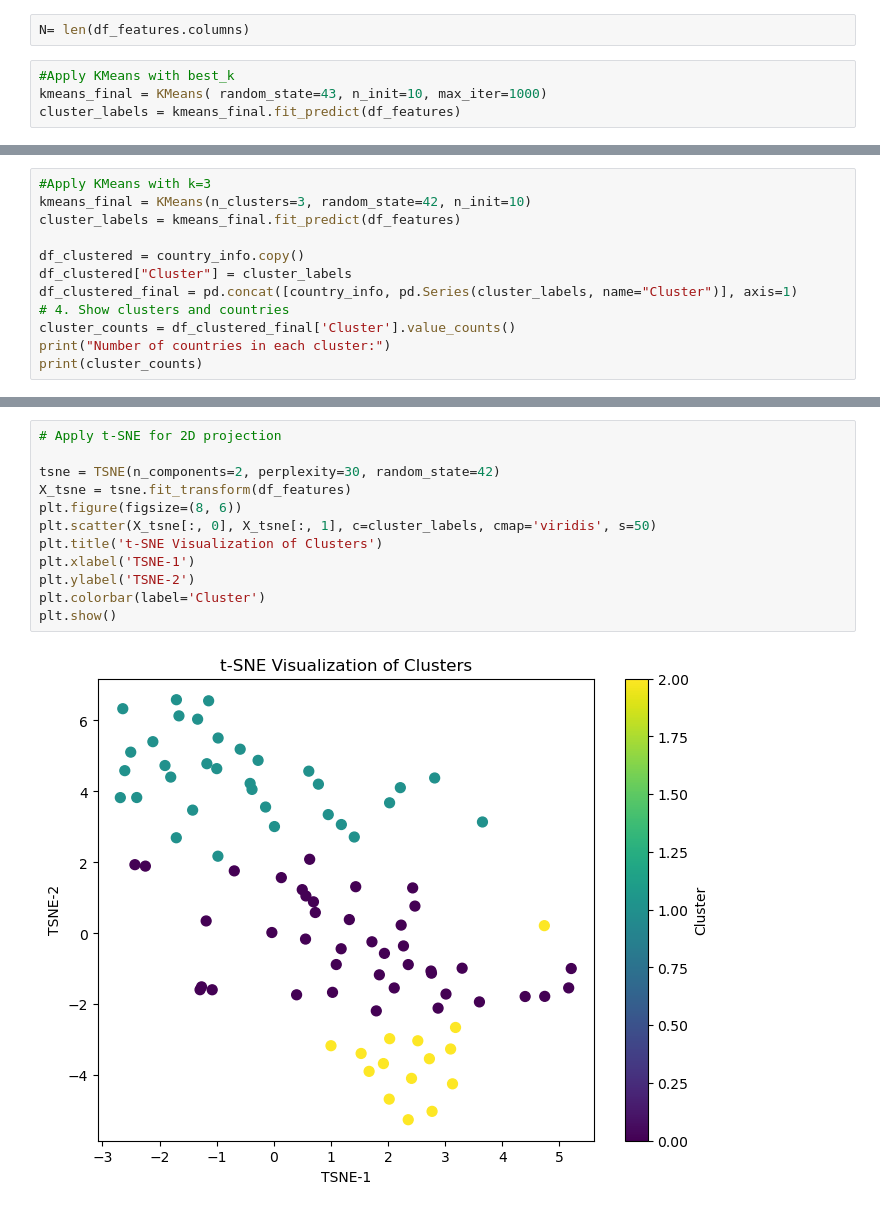
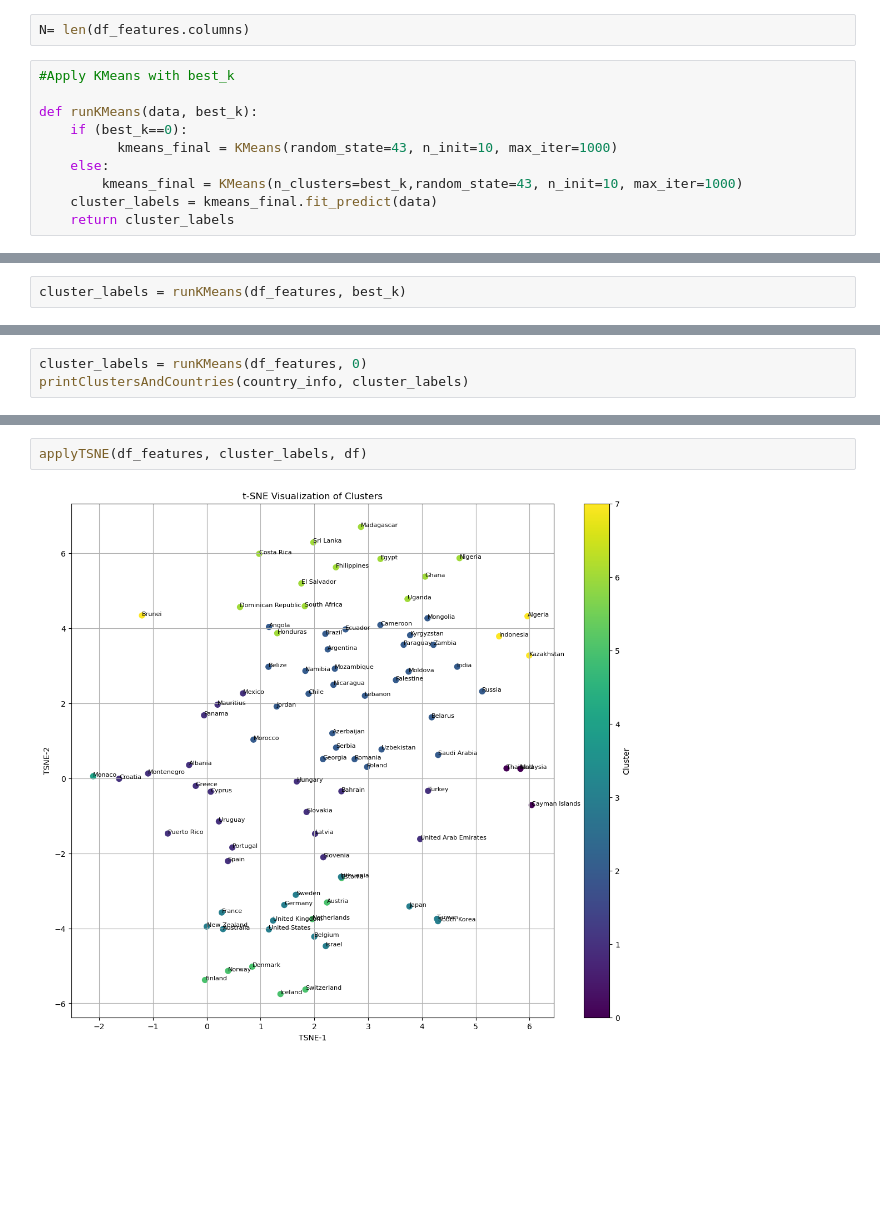
Before and after one commit to IuliaBunescu/tourism_clustering_project, a Jupyter notebook: Clustering/kMeans.ipynb, the cells around one changed output, grey strips where cells are left out. Cells and saved outputs as stored; diff of their text form; blank space fills up the shorter version.

Commit message:
Updated kmeans algorithm

```diff
--- a/Clustering/kMeans.ipynb
+++ b/Clustering/kMeans.ipynb
@@ -78,5 +80,11 @@ Even though the best number of clusters is 2, we can consider also k=3, since th
 N= len(df_features.columns)
 # %%
 #Apply KMeans with best_k
-kmeans_final = KMeans( random_state=43, n_init=10, max_iter=1000)
-cluster_labels = kmeans_final.fit_predict(df_features)
+
+def runKMeans(data, best_k):
+    if (best_k==0):
+          kmeans_final = KMeans(random_state=43, n_init=10, max_iter=1000)
+    else:
+        kmeans_final = KMeans(n_clusters=best_k,random_state=43, n_init=10, max_iter=1000)
+    cluster_labels = kmeans_final.fit_predict(data)
+    return cluster_labels
@@ -88 +91,3 @@ df_clustered_final = pd.concat([country_info, pd.Series(cluster_labels, name="Cl
+# %%
+cluster_labels = runKMeans(df_features, best_k)
 # %%
@@ -202,15 +228,6 @@ clustered_df.to_csv('kmeans_2_clusters.csv')
 # %%
-#Apply KMeans with k=3
-kmeans_final = KMeans(n_clusters=3, random_state=42, n_init=10)
-cluster_labels = kmeans_final.fit_predict(df_features)
-
-df_clustered = country_info.copy()
-df_clustered["Cluster"] = cluster_labels
-df_clustered_final = pd.concat([country_info, pd.Series(cluster_labels, name="Cluster")], axis=1)
-# 4. Show clusters and countries
-cluster_counts = df_clustered_final['Cluster'].value_counts()
-print("Number of countries in each cluster:")
-print(cluster_counts)
+cluster_labels = runKMeans(df_features, 0)
+printClustersAndCountries(country_info, cluster_labels)
 # %% [output]
 Number of countries in each cluster:
 Cluster
@@ -252,14 +249,4 @@ Angola, Cameroon, Costa Rica, Dominican Republic, Egypt, El Salvador, Ghana, Hon
 # %%
-# Apply t-SNE for 2D projection
-
-tsne = TSNE(n_components=2, perplexity=30, random_state=42)
-X_tsne = tsne.fit_transform(df_features)
-plt.figure(figsize=(8, 6))
-plt.scatter(X_tsne[:, 0], X_tsne[:, 1], c=cluster_labels, cmap='viridis', s=50)
-plt.title('t-SNE Visualization of Clusters')
-plt.xlabel('TSNE-1')
-plt.ylabel('TSNE-2')
-plt.colorbar(label='Cluster')
-plt.show()
+applyTSNE(df_features, cluster_labels, df)
 # %% [output]
-[figure, old version]
+[figure, new version]
```
Also changed, not shown: parts of 27 cells of this notebook, 3 other files.
